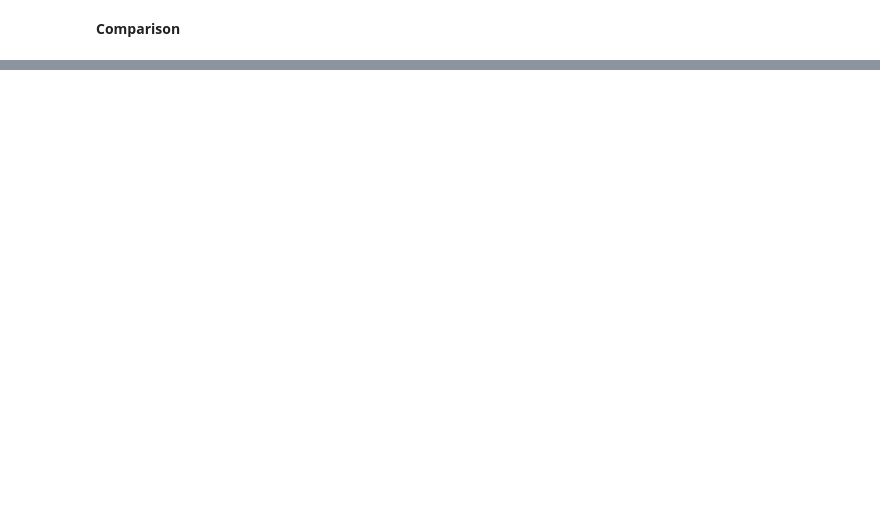
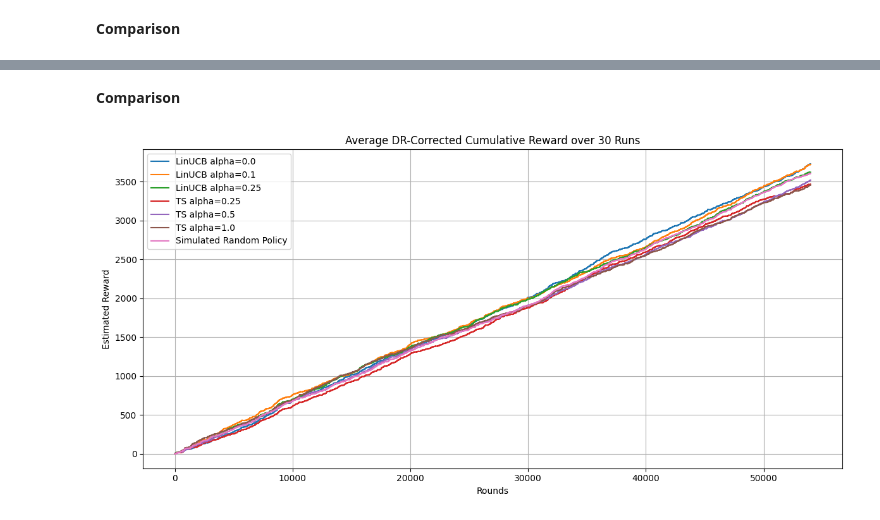
Before and after one commit to otausendschoen/contextual-bandit-benchmark, a Jupyter notebook: 04_ts_comparison.ipynb, the cells around one changed output, grey strips where cells are left out. Saved outputs shown, nothing was run; the diff lists cells and outputs as text; code cells hidden in the pictures; blank space fills up the shorter version.

```diff
--- a/04_ts_comparison.ipynb
+++ b/04_ts_comparison.ipynb
@@ -216,0 +244,4 @@ plt.show()
+# %%
+n_runs = 30
+n_rounds = len(X_context)
+context_dim = X_context.shape[1]
@@ -216,0 +250,3 @@ plt.show()
+# %%
+linucb_alphas = [0.0, 0.1, 0.25]
+ts_alphas = [0.25, 0.5, 1.0]
@@ -216,0 +323,3 @@ plt.show()
+# %%
+for label in average_curves:
+    average_curves[label] /= n_runs
@@ -216,0 +360,15 @@ plt.show()
+# %% [markdown]
+**Comparison**
+# %%
+plt.figure(figsize=(12, 6))
+for label, curve in average_curves.items():
+    plt.plot(curve, label=label)
+plt.title("Average DR-Corrected Cumulative Reward over 30 Runs")
+plt.xlabel("Rounds")
+plt.ylabel("Estimated Reward")
+plt.grid(True)
+plt.legend()
+plt.tight_layout()
+plt.show()
+# %% [output]
+[figure, added]
```
Also changed, not shown: parts of 30 cells of this notebook, 3 other files.
